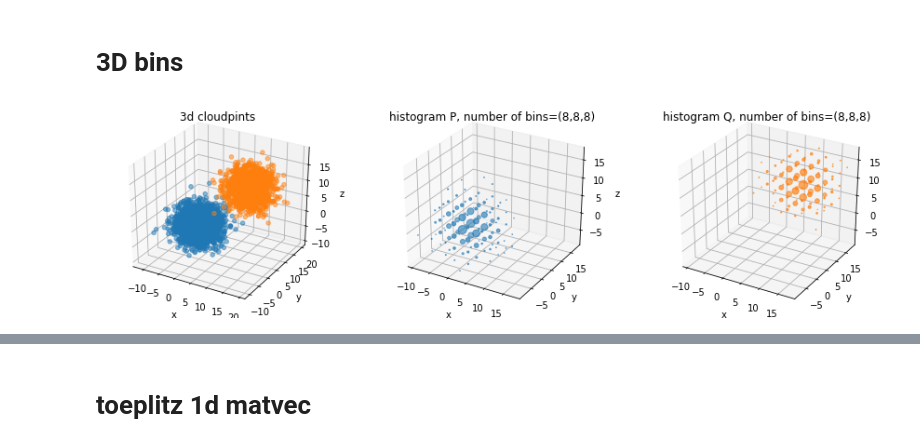
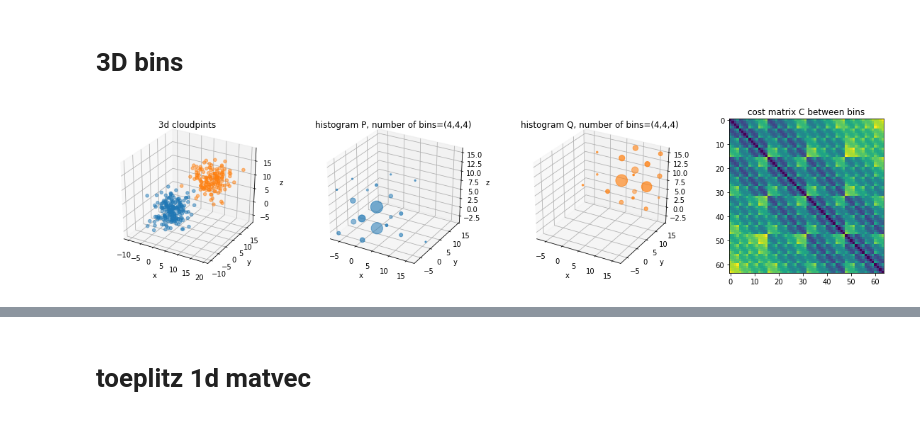
Before and after one commit to svdcvt/sinkhorn_ot, a Jupyter notebook: sinkhorn.ipynb, the cells around one changed output, grey strips where cells are left out. Saved outputs shown, nothing was run; the diff lists cells and outputs as text; code cells hidden in the pictures.

```diff
--- a/sinkhorn.ipynb
+++ b/sinkhorn.ipynb
@@ -71,10 +77,9 @@ def binning(X, Y, bin_size):
             number of bins (equal for each dimension!)
     '''
 
-    assert isinstance(bin_size, int)
     clouds = np.vstack([X, Y])
 
-    grid = np.linspace(np.min(clouds, 0), np.max(clouds, 0), bin_size + 1).T # [D, B]
+    grid = np.linspace(np.min(clouds, 0), np.max(clouds, 0), bin_size + 1).T # [D, B] n+m +b
 
     mesh = np.meshgrid(*centers(grid), indexing='xy')
     bins = np.hstack([x.reshape(-1,1) for x in mesh])
@@ -84,4 +89,4 @@ def binning(X, Y, bin_size):
     p /= p.sum()
     q /= q.sum()
 
-    return bins, p.ravel(), q.ravel()
+    return bins, p, q
@@ -247,36 +192,39 @@ plt.show()
 # %% [markdown]
 # 3D bins
 # %%
-N, M, d = 2000, 1500, 3
+N, M, d = 200, 150, 3
 X = np.random.normal(0, 3, (N, d))
 Y = np.random.normal(10, 3, (M, d))
 
-n3d = 8
+n3d = 4
 # %%
 bins, p, q = binning(X, Y, n3d)
 c = cdist(bins, bins)
 c3d = c
 # %%
-fig = plt.figure(figsize=(15,4), )
-ax = fig.add_subplot(131, projection='3d')
+fig = plt.figure(figsize=(20,4), )
+ax = fig.add_subplot(141, projection='3d')
 ax.set_title('3d cloudpints')
 ax.set_xlabel('x')
 ax.set_ylabel('y')
 ax.set_zlabel('z')
 ax.scatter(X[:,0], X[:,1], X[:,2], alpha=0.5)
 ax.scatter(Y[:,0], Y[:,1], Y[:,2], alpha=0.5)
-ax2 = fig.add_subplot(132, projection='3d')
+ax2 = fig.add_subplot(142, projection='3d')
 ax2.set_title(f'histogram P, number of bins=({n3d},{n3d},{n3d})')
 ax2.set_xlabel('x')
 ax2.set_ylabel('y')
 ax2.set_zlabel('z')
 ax2.scatter(bins[:,0], bins[:,1], bins[:,2], s=p.ravel() * 1000, marker='o', c='#1f77b4')
-ax3 = fig.add_subplot(133, projection='3d')
+ax3 = fig.add_subplot(143, projection='3d')
 ax3.set_title(f'histogram Q, number of bins=({n3d},{n3d},{n3d})')
 ax3.set_xlabel('x')
 ax3.set_ylabel('y')
 ax3.scatter(bins[:,0], bins[:,1], bins[:,2], s=q.ravel() * 1000, marker='o', c='#ff7f0e')
+ax4 = fig.add_subplot(144)
+ax4.set_title('cost matrix C between bins')
+ax4.imshow(c)
 plt.show()
 # %% [output]
-[figure, old version]
+[figure, new version]
 # %%
```
Also changed, not shown: parts of 62 cells of this notebook, 2 other files.
